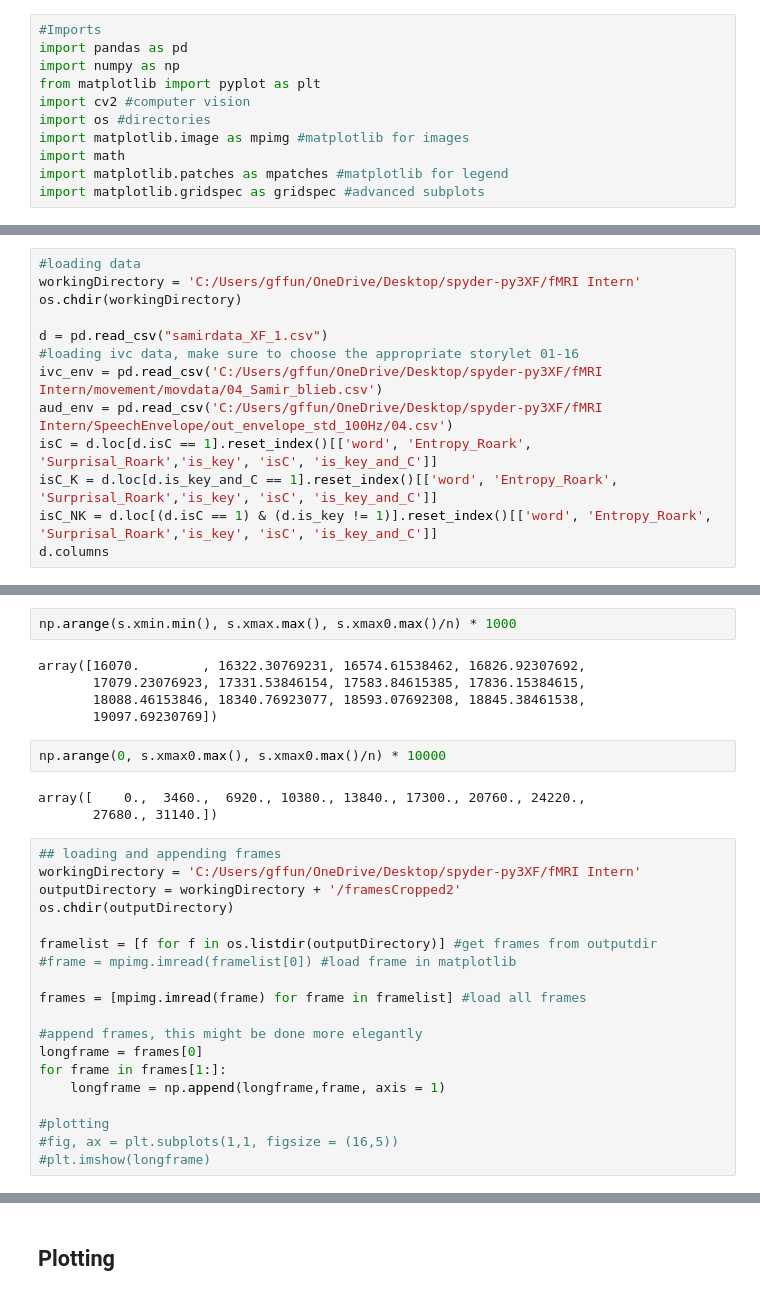
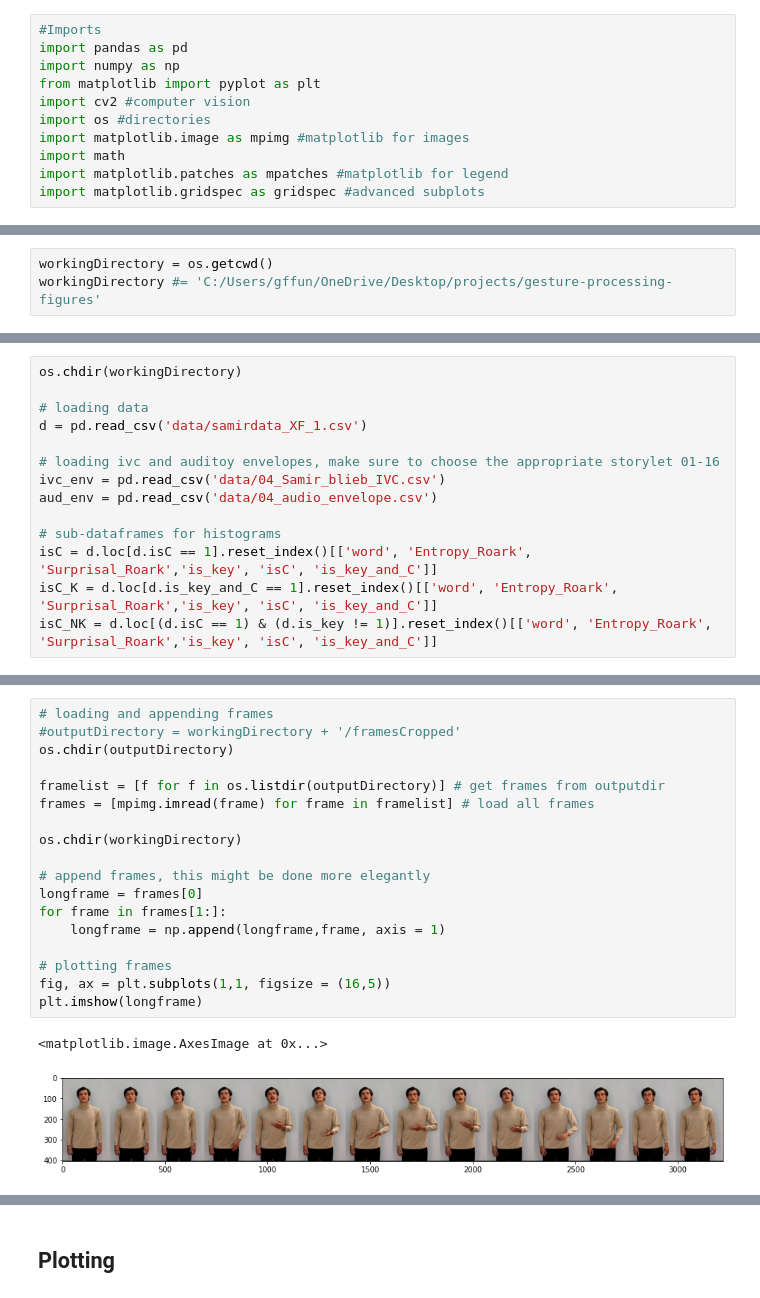
Before and after one commit to xavfunk/gesture-processing-figures, a Jupyter notebook: figure1.ipynb, the cells around one changed output, grey strips where cells are left out. Cells and saved outputs as stored; diff of their text form.

Commit message:
clean up and add data for figure1

```diff
--- a/figure1.ipynb
+++ b/figure1.ipynb
@@ -17,0 +37,3 @@ pwd
+# %%
+workingDirectory = os.getcwd()
+workingDirectory #= 'C:/Users/gffun/OneDrive/Desktop/projects/gesture-processing-figures'
@@ -18,13 +42,14 @@ pwd
 # %%
-#loading data
-workingDirectory = 'C:/Users/gffun/OneDrive/Desktop/spyder-py3XF/fMRI Intern'
 os.chdir(workingDirectory)
 
-d = pd.read_csv("samirdata_XF_1.csv")
-#loading ivc data, make sure to choose the appropriate storylet 01-16
-ivc_env = pd.read_csv('C:/Users/gffun/OneDrive/Desktop/spyder-py3XF/fMRI Intern/movement/movdata/04_Samir_blieb.csv')
-aud_env = pd.read_csv('C:/Users/gffun/OneDrive/Desktop/spyder-py3XF/fMRI Intern/SpeechEnvelope/out_envelope_std_100Hz/04.csv')
+# loading data
+d = pd.read_csv('data/samirdata_XF_1.csv')
+
+# loading ivc and auditoy envelopes, make sure to choose the appropriate storylet 01-16
+ivc_env = pd.read_csv('data/04_Samir_blieb_IVC.csv')
+aud_env = pd.read_csv('data/04_audio_envelope.csv')
+
+# sub-dataframes for histograms
 isC = d.loc[d.isC == 1].reset_index()[['word', 'Entropy_Roark', 'Surprisal_Roark','is_key', 'isC', 'is_key_and_C']]
 isC_K = d.loc[d.is_key_and_C == 1].reset_index()[['word', 'Entropy_Roark', 'Surprisal_Roark','is_key', 'isC', 'is_key_and_C']]
 isC_NK = d.loc[(d.isC == 1) & (d.is_key != 1)].reset_index()[['word', 'Entropy_Roark', 'Surprisal_Roark','is_key', 'isC', 'is_key_and_C']]
-d.columns
@@ -195,33 +140,23 @@ while(cap.isOpened()):
 # %% [output]
 "\nwhile(cap.isOpened()):\n    ret, frame = cap.read()\n\n    #gray = cv2.cvtColor(frame, cv2.COLOR_BGR2RGB)\n    crop_img = frame[y:y+h, x:x+w]\n    \n    cv2.imshow('frame',crop_img)\n    \n    if c ...
-# %%
-np.arange(s.xmin.min(), s.xmax.max(), s.xmax0.max()/n) * 1000
-# %% [output]
-array([16070.        , 16322.30769231, 16574.61538462, 16826.92307692,
-       17079.23076923, 17331.53846154, 17583.84615385, 17836.15384615,
-       18088.46153846, 18340.76923077, 18593.07692308, 18845.38461538,
-       19097.69230769])
-# %%
-np.arange(0, s.xmax0.max(), s.xmax0.max()/n) * 10000
-# %% [output]
-array([    0.,  3460.,  6920., 10380., 13840., 17300., 20760., 24220.,
-       27680., 31140.])
 # %%
-## loading and appending frames
-workingDirectory = 'C:/Users/gffun/OneDrive/Desktop/spyder-py3XF/fMRI Intern'
-outputDirectory = workingDirectory + '/framesCropped2'
+# loading and appending frames
+#outputDirectory = workingDirectory + '/framesCropped'
 os.chdir(outputDirectory)
 
-framelist = [f for f in os.listdir(outputDirectory)] #get frames from outputdir
-#frame = mpimg.imread(framelist[0]) #load frame in matplotlib
+framelist = [f for f in os.listdir(outputDirectory)] # get frames from outputdir
+frames = [mpimg.imread(frame) for frame in framelist] # load all frames
 
-frames = [mpimg.imread(frame) for frame in framelist] #load all frames
+os.chdir(workingDirectory)
 
-#append frames, this might be done more elegantly
+# append frames, this might be done more elegantly
 longframe = frames[0]
 for frame in frames[1:]:
     longframe = np.append(longframe,frame, axis = 1)
 
-#plotting
-#fig, ax = plt.subplots(1,1, figsize = (16,5))
-#plt.imshow(longframe)
+# plotting frames
+fig, ax = plt.subplots(1,1, figsize = (16,5))
+plt.imshow(longframe)
+# %% [output]
+<matplotlib.image.AxesImage at 0x...>
+[figure, added]
```
Also changed, not shown: parts of 30 cells of this notebook, 19 other files.
